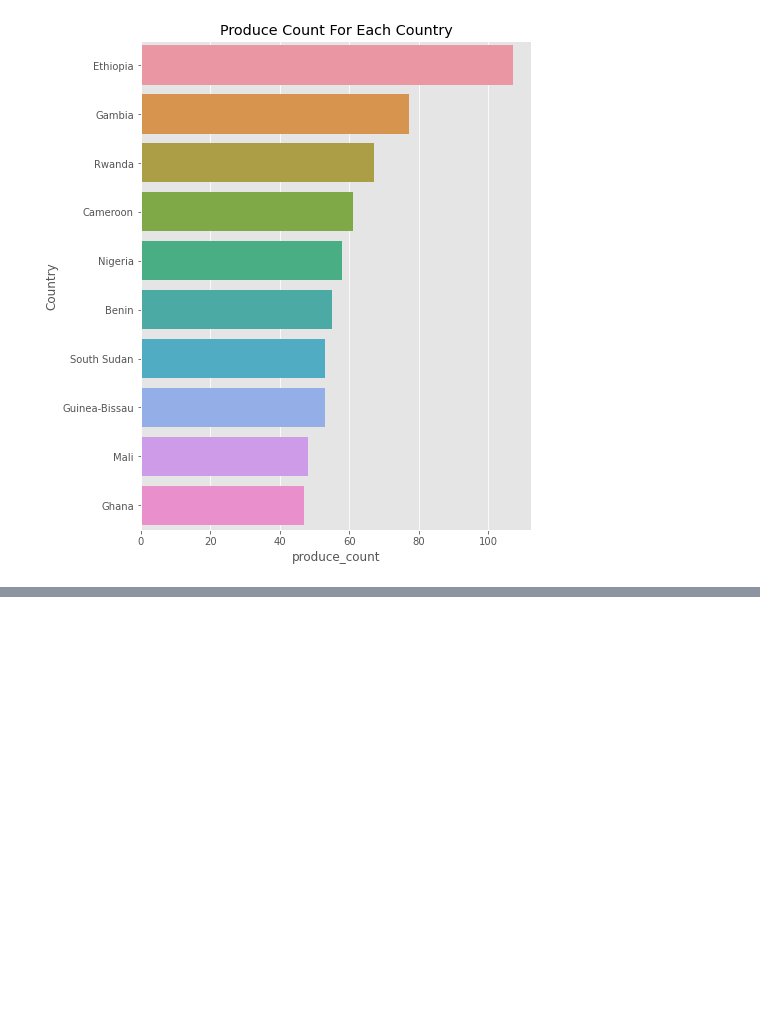
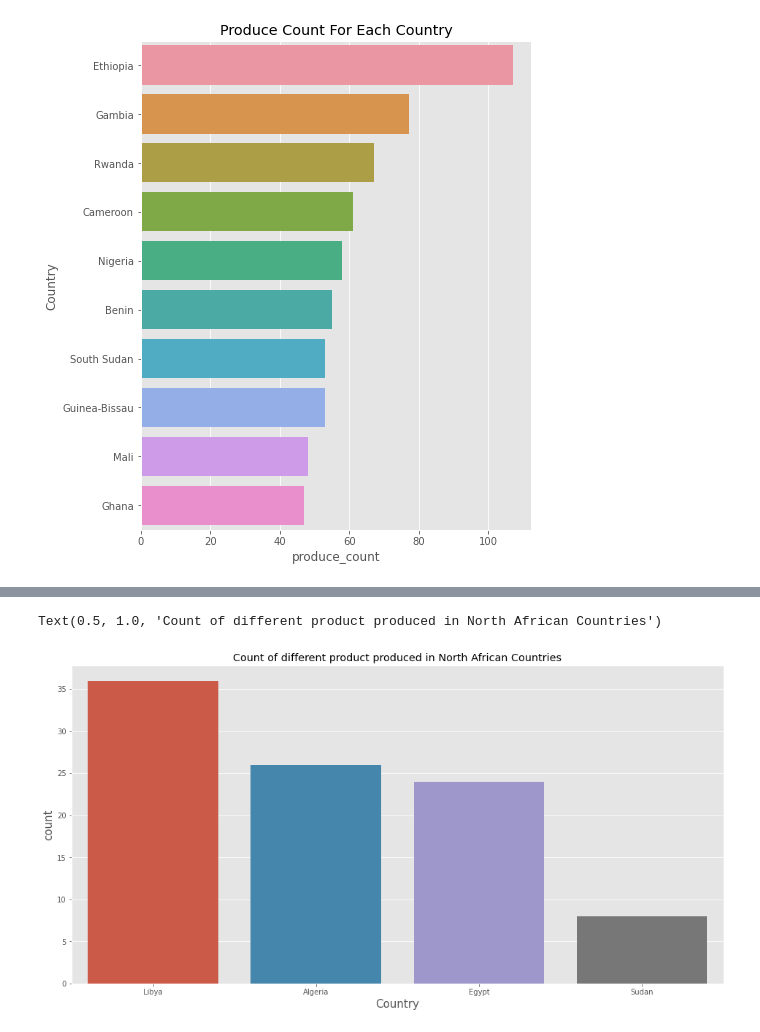
Before and after one commit to Aayomis/Africa-Food-Prices-Analysis, a Jupyter notebook: Africa.ipynb, the cells around one changed output, grey strips where cells are left out. Drawn from its saved outputs; the diff is of its cells as text; code cells hidden in the pictures; blank space fills up the shorter version.

```diff
--- a/Africa.ipynb
+++ b/Africa.ipynb
@@ -449,0 +453,32 @@ SyntaxError: invalid syntax (Temp/ipykernel_17856/76412882.py, line 1)
+# %%
+df2 =  nth.drop_duplicates(['country','produce'], keep = 'last') # droping duplicate values
+produce_count = df2.groupby(['country']).count()
+n = produce_count.sort_values('produce_id',ascending = False)
+
+df3 =  sth.drop_duplicates(['country','produce'], keep = 'last') # droping duplicate values
+produce_count = df3.groupby(['country']).count()
+s = produce_count.sort_values('produce_id',ascending = False)
+
+df4 =  est.drop_duplicates(['country','produce'], keep = 'last') # droping duplicate values
+produce_count = df4.groupby(['country']).count()
+e = produce_count.sort_values('produce_id',ascending = False)
+
+df5 =  ctl.drop_duplicates(['country','produce'], keep = 'last') # droping duplicate values
+produce_count = df5.groupby(['country']).count()
+c = produce_count.sort_values('produce_id',ascending = False)
+
+df6 =  wst.drop_duplicates(['country','produce'], keep = 'last') # droping duplicate values
+produce_count = df6.groupby(['country']).count()
+w = produce_count.sort_values('produce_id',ascending = False)
+# %%
+# lets visualize to get more insight
+# we will be able to figure out the country in the five different region
+# that have the highest number of different kind of produce
+plt.figure(figsize=(16,8))
+sns.barplot(x = n.index, y = n.produce_id,data = n)
+plt.xlabel('Country',fontsize = 15)
+plt.ylabel('count',fontsize = 15)
+plt.title('Count of different product produced in North African Countries')
+# %% [output]
+Text(0.5, 1.0, 'Count of different product produced in North African Countries')
+[figure, added]
```
Also changed, not shown: parts of 31 cells of this notebook.
